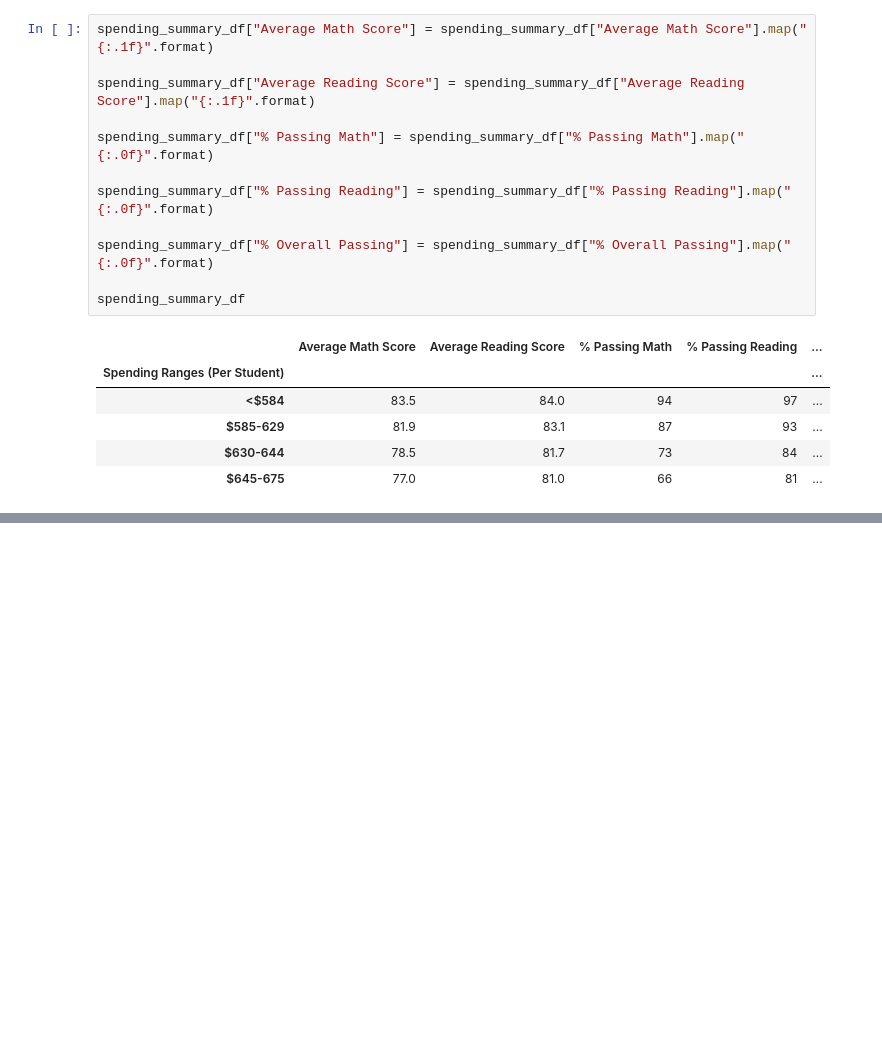
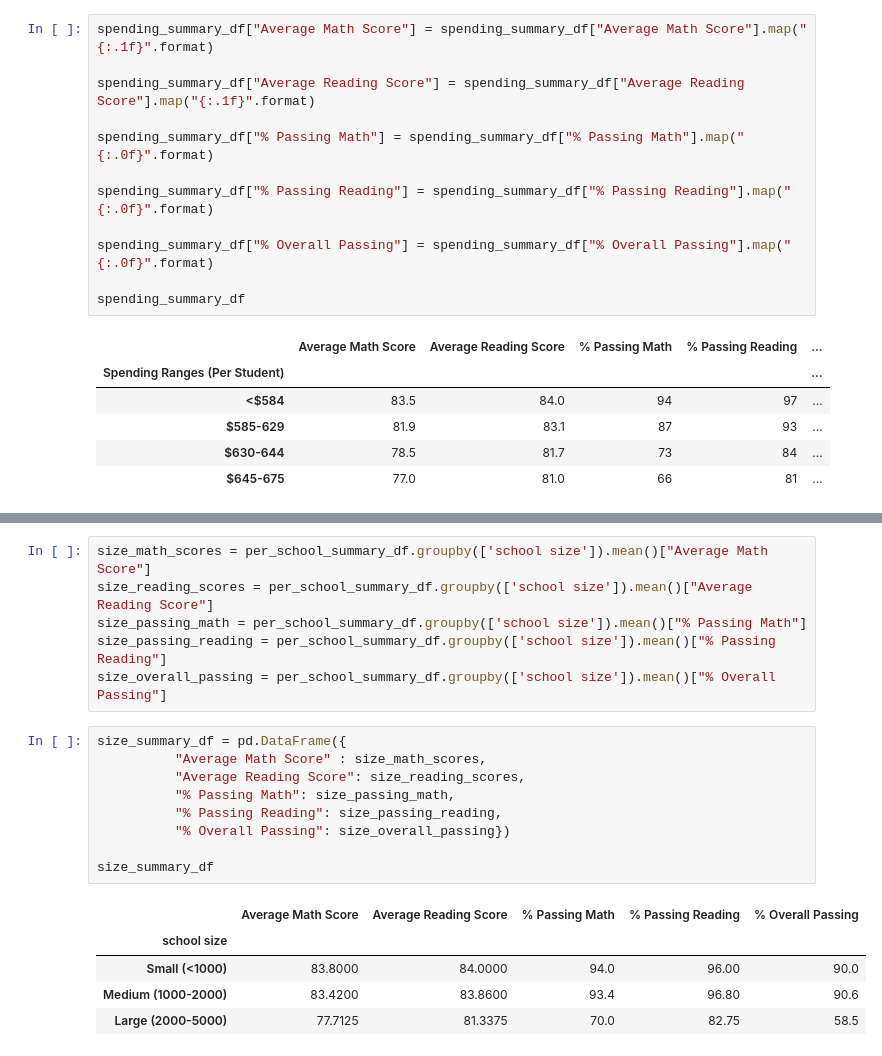
Before and after one commit to kanggg007/School_District_Analysis., a Jupyter notebook: pandas_practice.ipynb, the cells around one changed output, grey strips where cells are left out. Saved outputs shown, nothing was run; the diff lists cells and outputs as text; blank space fills up the shorter version.

```diff
--- a/pandas_practice.ipynb
+++ b/pandas_practice.ipynb
@@ -739,0 +764,21 @@ spending_summary_df
+# %%
+size_math_scores = per_school_summary_df.groupby(['school size']).mean()["Average Math Score"]
+size_reading_scores = per_school_summary_df.groupby(['school size']).mean()["Average Reading Score"]
+size_passing_math = per_school_summary_df.groupby(['school size']).mean()["% Passing Math"]
+size_passing_reading = per_school_summary_df.groupby(['school size']).mean()["% Passing Reading"]
+size_overall_passing = per_school_summary_df.groupby(['school size']).mean()["% Overall Passing"]
+# %%
+size_summary_df = pd.DataFrame({
+          "Average Math Score" : size_math_scores,
+          "Average Reading Score": size_reading_scores,
+          "% Passing Math": size_passing_math,
+          "% Passing Reading": size_passing_reading,
+          "% Overall Passing": size_overall_passing})
+
+size_summary_df
+# %% [output]
+|  | Average Math Score | Average Reading Score | % Passing Math | % Passing Reading | % Overall Passing |
+| school size |  |  |  |  |  |
+| Small (<1000) | 83.8000 | 84.0000 | 94.0 | 96.00 | 90.0 |
+| Medium (1000-2000) | 83.4200 | 83.8600 | 93.4 | 96.80 | 90.6 |
+| Large (2000-5000) | 77.7125 | 81.3375 | 70.0 | 82.75 | 58.5 |
```
Also changed, not shown: parts of 7 cells of this notebook.
